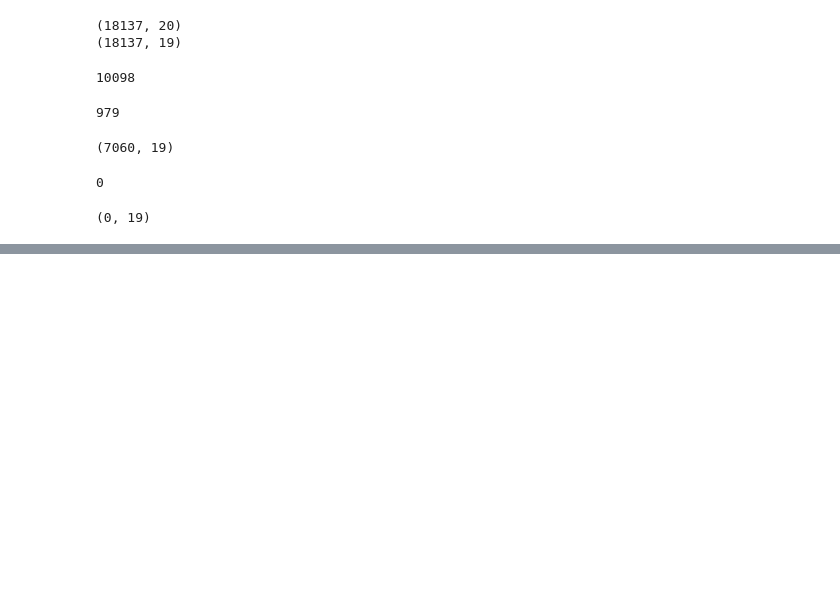
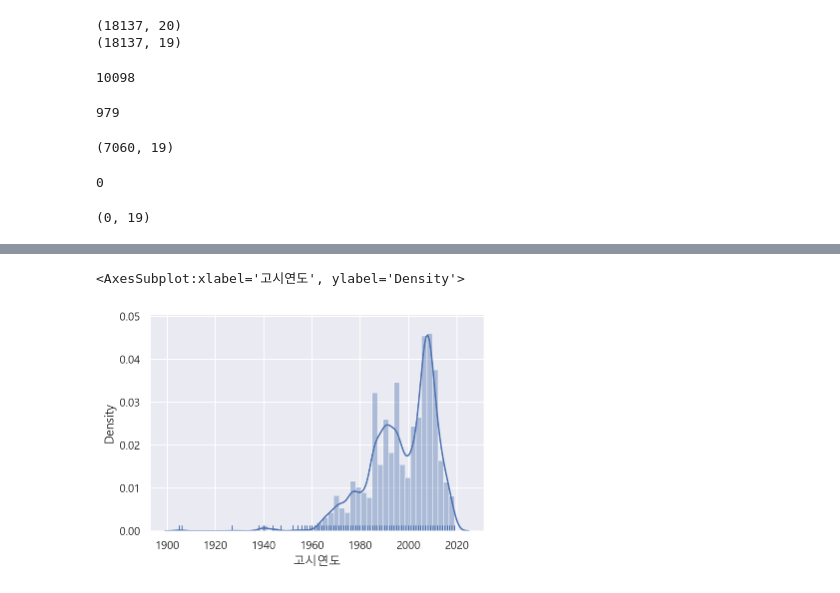
Before and after one commit to hdonghun/Python_analysis-visualization, a Jupyter notebook: 전국 도시공원 데이터로 다양한 전처리 해보기.ipynb, the cells around one changed output, grey strips where cells are left out. Cells and saved outputs as stored; diff of their text form; code cells hidden in the pictures; blank space fills up the shorter version.

```diff
--- a/전국 도시공원 데이터로 다양한 전처리 해보기.ipynb
+++ b/전국 도시공원 데이터로 다양한 전처리 해보기.ipynb
@@ -205,0 +308,4 @@ df[df['소재지도로명주소'].isnull() & df['소재지지번주소'].isnull(
+# %%
+#지정고시일의 데이터 타입을 datetime 형태로 변경합니다.
+df["지정고시일"] = pd.to_datetime(df["지정고시일"])
+df["지정고시일"].head(1)
@@ -205,0 +315,5 @@ df[df['소재지도로명주소'].isnull() & df['소재지지번주소'].isnull(
+# %%
+#고시연도와 고시월을 지정고시일에서 추출해서 파생변수를 만듭니다.
+df["고시연도"] = df["지정고시일"].dt.year #datetime이용해기
+df["고시월"] = df["지정고시일"].dt.month
+df[["지정고시일","고시연도","고시월"]].head(2)
@@ -205,0 +335,6 @@ df[df['소재지도로명주소'].isnull() & df['소재지지번주소'].isnull(
+# %%
+#결측치가 있으면 데이터 타입이 flot이라 notnull인 값만 가져온다 이러면 int값이다.
+sns.distplot(df.loc[df["고시연도"].notnull(),"고시연도"],rug=True)
+# %% [output]
+<AxesSubplot:xlabel='고시연도', ylabel='Density'>
+[figure, added]
```
Also changed, not shown: parts of 24 cells of this notebook.
